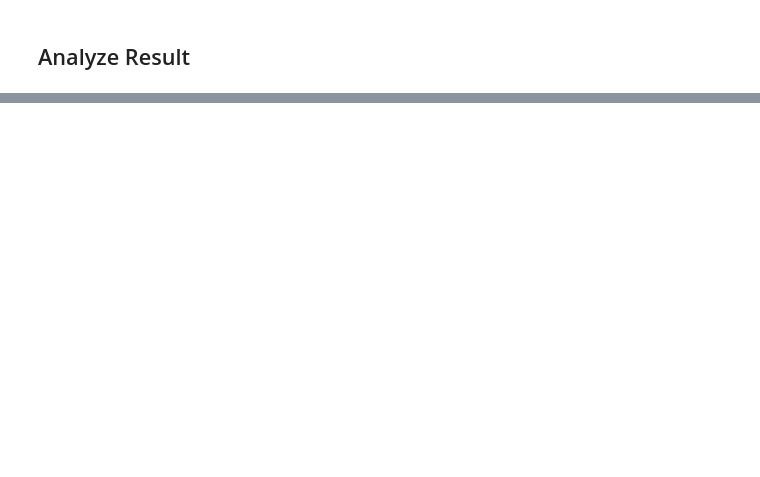
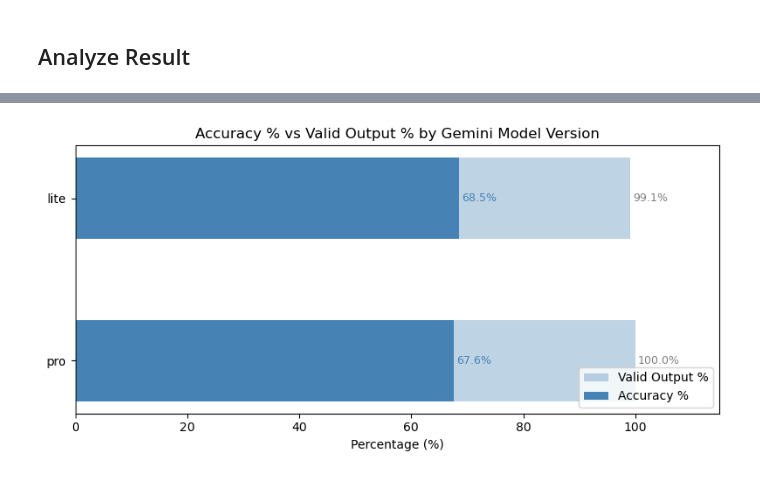
Before and after one commit to hyesunyun/LLMHealthFramingEffect, a Jupyter notebook: code/evaluate_medevidence.ipynb, the cells around one changed output, grey strips where cells are left out. Drawn from its saved outputs; the diff is of its cells as text; code cells hidden in the pictures; blank space fills up the shorter version.

```diff
--- a/code/evaluate_medevidence.ipynb
+++ b/code/evaluate_medevidence.ipynb
@@ -202,9 +219,9 @@ def extract_answer(text: str) -> str:
 
     # If len is > 1, delimiter existed; return second part, stripped of whitespace
     if len(parts) > 1:
-        return parts[1].strip()
+        return parts[1].strip().lower()
 
-    return text.lower()
+    return text.strip().lower()
 # %%
 for row in data:
     question_id = row['question_id']
@@ -224,8 +267,12 @@ print(f"Valid outputs: {valid_count}/{len(data)} ({valid_count/len(data)*100:.2f
 # %%
 # % of accuracy of gemini output compared to the human answer which is the "answer" key in the dataset
-accurate_count = 0
-for row in data:
-    if "gemini_output" in row and row["gemini_output"] == row["answer"]:
-        accurate_count += 1
 
-print(f"Accurate outputs: {accurate_count}/{len(data)} ({accurate_count/len(data)*100:.2f}%)")
+for model_version in model_versions:
+    accurate_count = 0
+    for row in data:
+        if f"gemini_output_{model_version}" in row and row[f"gemini_output_{model_version}"] == row["answer"]:
+            accurate_count += 1
+
+    accuracy_pct = round(accurate_count/len(data)*100, 2)
+    print(f"Accurate outputs for {model_version}: {accurate_count}/{len(data)} ({accuracy_pct}%)")
+    analysis_results[model_version]['accuracy_pct'] = accuracy_pct
@@ -275,0 +332,30 @@ plt.show()
+# %%
+# Horizontal bullet chart: valid_pct as background bar, accuracy_pct overlaid in front
+model_labels = model_versions
+valid_vals = [analysis_results[m]["valid_pct"] for m in model_versions]
+accuracy_vals = [analysis_results[m]["accuracy_pct"] for m in model_versions]
+
+fig, ax = plt.subplots(figsize=(8, 4))
+y = range(len(model_labels))
+bar_height = 0.5
+
+# Background bar: valid_pct (lighter)
+ax.barh(y, valid_vals, height=bar_height, color="steelblue", alpha=0.35, label="Valid Output %")
+# Foreground bar: accuracy_pct (same width, darker)
+ax.barh(y, accuracy_vals, height=bar_height, color="steelblue", alpha=1.0, label="Accuracy %")
+
+# Annotate each bar
+for i, (v, a) in enumerate(zip(valid_vals, accuracy_vals)):
+    ax.text(v + 0.5, i, f"{v:.1f}%", va="center", ha="left", fontsize=9, color="gray")
+    ax.text(a + 0.5, i, f"{a:.1f}%", va="center", ha="left", fontsize=9, color="steelblue")
+
+ax.set_yticks(list(y))
+ax.set_yticklabels(model_labels)
+ax.set_xlim(0, 115)
+ax.set_xlabel("Percentage (%)")
+ax.set_title("Accuracy % vs Valid Output % by Gemini Model Version")
+ax.legend(loc="lower right")
+plt.tight_layout()
+plt.show()
+# %% [output]
+[figure, added]
```
Also changed, not shown: parts of 18 cells of this notebook, 14 other files.
